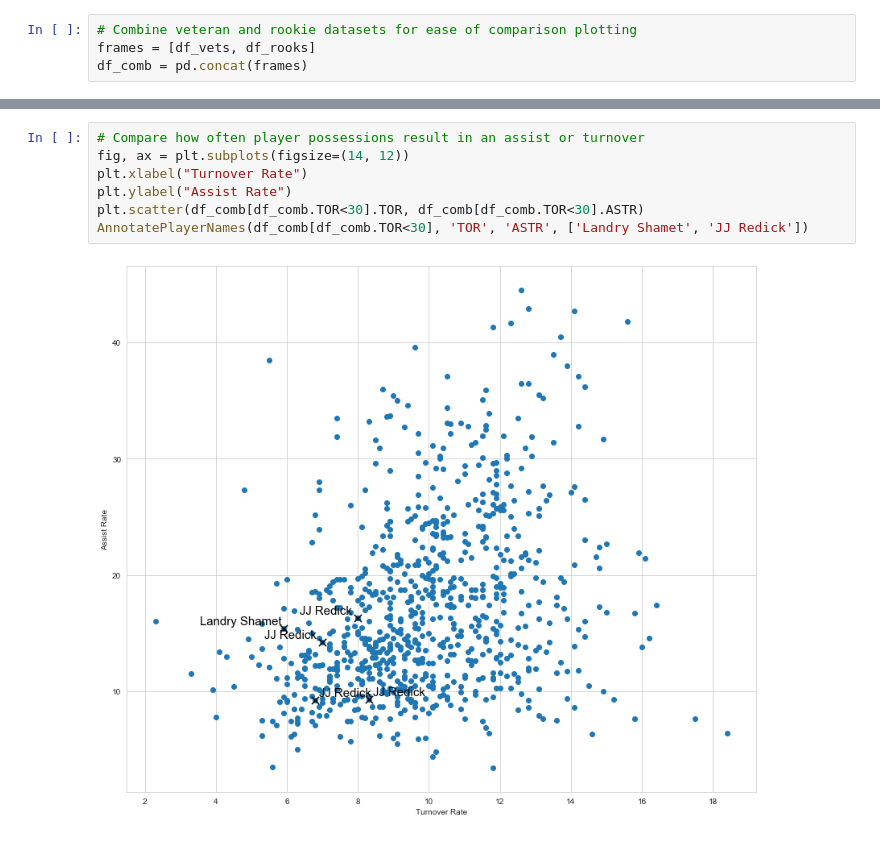
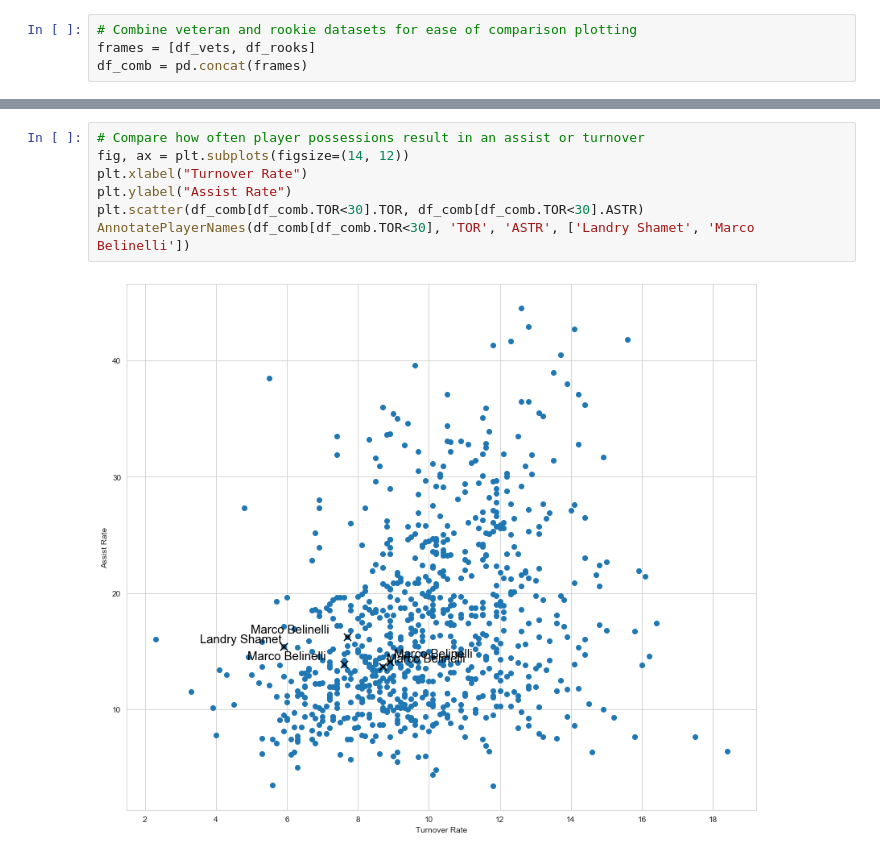
Before and after one commit to jecutter/nba-data-models, a Jupyter notebook: Data_Modeling/Player_Comparison_Analysis.ipynb, the cells around one changed output, grey strips where cells are left out. Drawn from its saved outputs; the diff is of its cells as text.

```diff
--- a/Data_Modeling/Player_Comparison_Analysis.ipynb
+++ b/Data_Modeling/Player_Comparison_Analysis.ipynb
@@ -236,12 +308,12 @@ AnnotatePlayerNames(df_comb, 'FG_FREQ_05FT', 'FG_FREQ_GT24FT', ['Landry Shamet',
 # %%
 # Compare how often player possessions result in an assist or turnover
 fig, ax = plt.subplots(figsize=(14, 12))
 plt.xlabel("Turnover Rate")
 plt.ylabel("Assist Rate")
 plt.scatter(df_comb[df_comb.TOR<30].TOR, df_comb[df_comb.TOR<30].ASTR)
-AnnotatePlayerNames(df_comb[df_comb.TOR<30], 'TOR', 'ASTR', ['Landry Shamet', 'JJ Redick'])
+AnnotatePlayerNames(df_comb[df_comb.TOR<30], 'TOR', 'ASTR', ['Landry Shamet', 'Marco Belinelli'])
 # %% [output]
-[figure, old version]
+[figure, new version]
 # %%
 # Compare a defensive metric (opponent field goal %)
 # with the player's catch-and-shoot frequency
```
Also changed, not shown: parts of 20 cells of this notebook, 1 other file.
